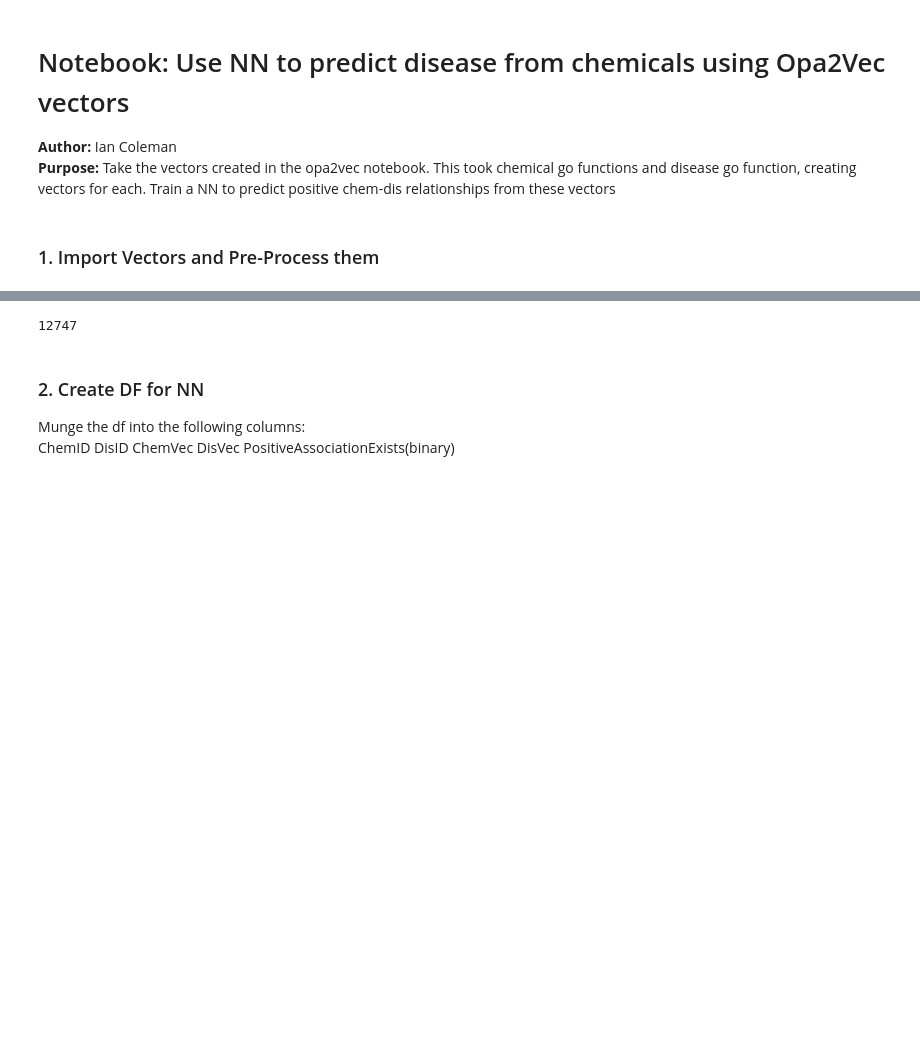
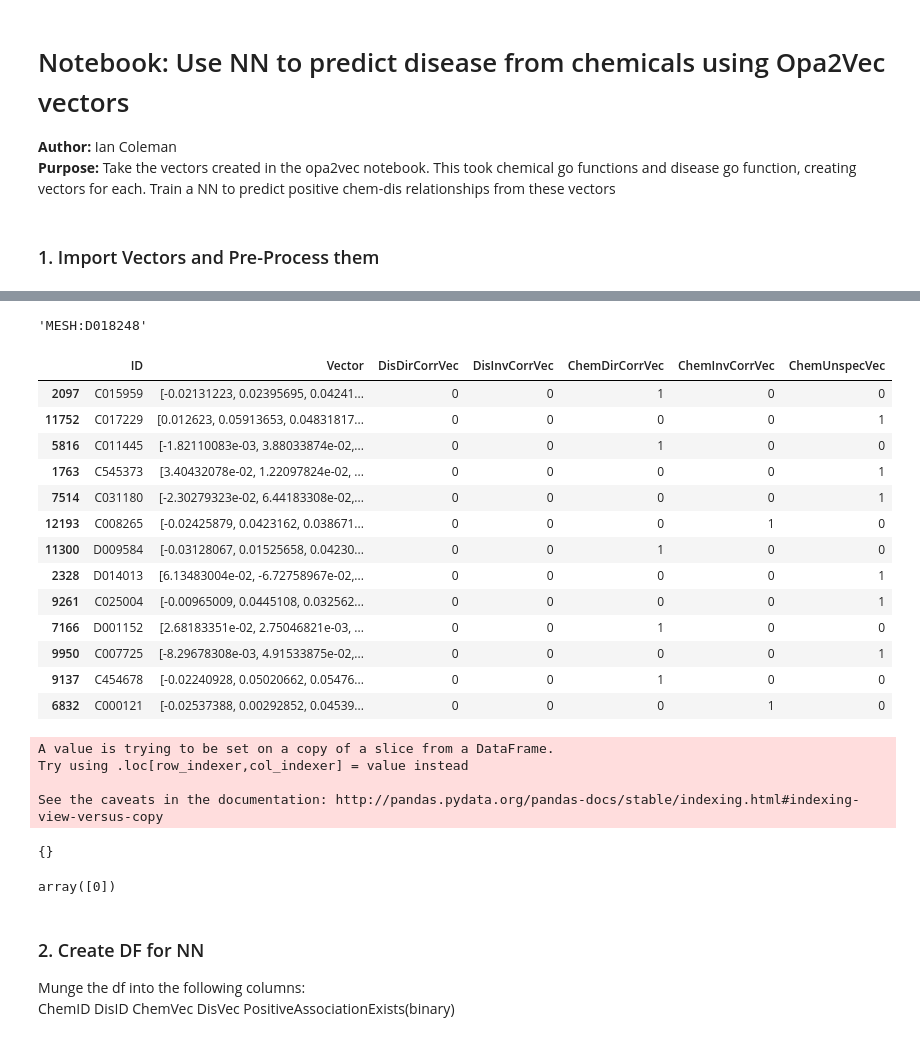
Before and after one commit to colemai/msc-thesis, a Jupyter notebook: opa/opa-nn.ipynb, the cells around one changed output, grey strips where cells are left out. Drawn from its saved outputs; the diff is of its cells as text; code cells hidden in the pictures; blank space fills up the shorter version.

```diff
--- a/opa/opa-nn.ipynb
+++ b/opa/opa-nn.ipynb
@@ -86,4 +159,48 @@ df['ID'] = df.ID.apply(lambda x: x.replace('-p', '').replace('-n', ''))
 # %%
-df.ID.nunique()
+df.ID[1]
 # %% [output]
-12747
+'MESH:D018248'
+# %%
+df.sample(13)
+# %% [output]
+|  | ID | Vector | DisDirCorrVec | DisInvCorrVec | ChemDirCorrVec | ChemInvCorrVec | ChemUnspecVec |
+| 2097 | C015959 | [-0.02131223, 0.02395695, 0.04241... | 0 | 0 | 1 | 0 | 0 |
+| 11752 | C017229 | [0.012623, 0.05913653, 0.04831817... | 0 | 0 | 0 | 0 | 1 |
+| 5816 | C011445 | [-1.82110083e-03, 3.88033874e-02,... | 0 | 0 | 1 | 0 | 0 |
+| 1763 | C545373 | [3.40432078e-02, 1.22097824e-02, ... | 0 | 0 | 0 | 0 | 1 |
+| 7514 | C031180 | [-2.30279323e-02, 6.44183308e-02,... | 0 | 0 | 0 | 0 | 1 |
+| 12193 | C008265 | [-0.02425879, 0.0423162, 0.038671... | 0 | 0 | 0 | 1 | 0 |
+| 11300 | D009584 | [-0.03128067, 0.01525658, 0.04230... | 0 | 0 | 1 | 0 | 0 |
+| 2328 | D014013 | [6.13483004e-02, -6.72758967e-02,... | 0 | 0 | 0 | 0 | 1 |
+| 9261 | C025004 | [-0.00965009, 0.0445108, 0.032562... | 0 | 0 | 0 | 0 | 1 |
+| 7166 | D001152 | [2.68183351e-02, 2.75046821e-03, ... | 0 | 0 | 1 | 0 | 0 |
+| 9950 | C007725 | [-8.29678308e-03, 4.91533875e-02,... | 0 | 0 | 0 | 0 | 1 |
+| 9137 | C454678 | [-0.02240928, 0.05020662, 0.05476... | 0 | 0 | 1 | 0 | 0 |
+| 6832 | C000121 | [-0.02537388, 0.00292852, 0.04539... | 0 | 0 | 0 | 1 | 0 |
+# %%
+map_ddc = dict(zip(df[df.DisDirCorrVec == 1].ID, df[df.DisDirCorrVec == 1].Vector))
+map_dic = dict(zip(df[df.DisInvCorrVec == 1].ID, df[df.DisInvCorrVec == 1].Vector))
+map_cdc = dict(zip(df[df.ChemDirCorrVec == 1].ID, df[df.ChemDirCorrVec == 1].Vector))
+map_cic = dict(zip(df[df.ChemInvCorrVec == 1].ID, df[df.ChemInvCorrVec == 1].Vector))
+map_cuc = dict(zip(df[df.ChemUnspecVec == 1].ID, df[df.ChemUnspecVec == 1].Vector))
+
+
+df2['DisDirCorrVec'] = 1
+# df2['DisDirCorrVec'] = df2.ID.map(map_ddc)
+# df2.DisInvCorrVec = df2.ID.map(map_dic)
+# df2.ChemDirCorrVec = df2.ID.map(map_cdc)
+# df2.ChemInvCorrVec = df2.ID.map(map_cic)
+# df2.ChemUnspecCorrVec = df2.ID.map(map_cuc)
+# %% [output]
+A value is trying to be set on a copy of a slice from a DataFrame.
+Try using .loc[row_indexer,col_indexer] = value instead
+
+See the caveats in the documentation: http://pandas.pydata.org/pandas-docs/stable/indexing.html#indexing-view-versus-copy
+# %%
+map_ddc
+# %% [output]
+{}
+# %%
+df.DisDirCorrVec.unique()
+# %% [output]
+array([0])
```
Also changed, not shown: parts of 26 cells of this notebook.
